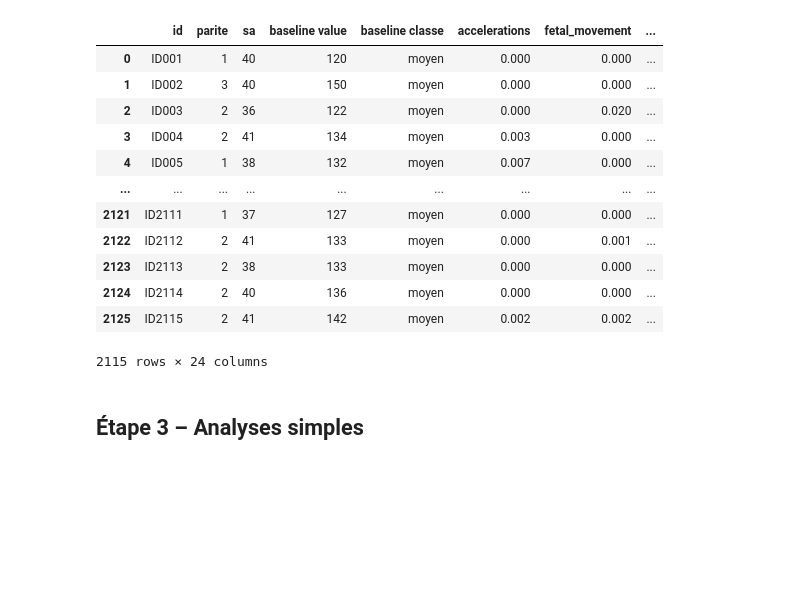
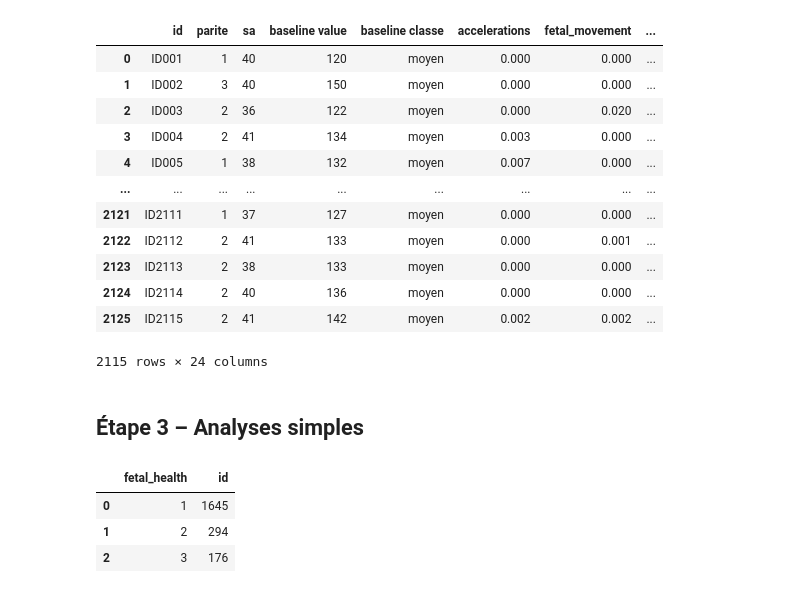
Before and after one commit to touXik/donne-s_de_sant-_tp, a Jupyter notebook: traitement.ipynb, the cells around one changed output. Saved outputs shown, nothing was run; the diff lists cells and outputs as text; code cells hidden in the pictures; blank space fills up the shorter version.

```diff
--- a/traitement.ipynb
+++ b/traitement.ipynb
@@ -253,3 +253,10 @@ df
 2115 rows × 24 columns
 # %% [markdown]
 ## Étape 3 – Analyses simples
+# %%
+df.groupby('fetal_health')['id'].count().reset_index()
+# %% [output]
+|  | fetal_health | id |
+| 0 | 1 | 1645 |
+| 1 | 2 | 294 |
+| 2 | 3 | 176 |
```
Also changed, not shown: 1 other file.
